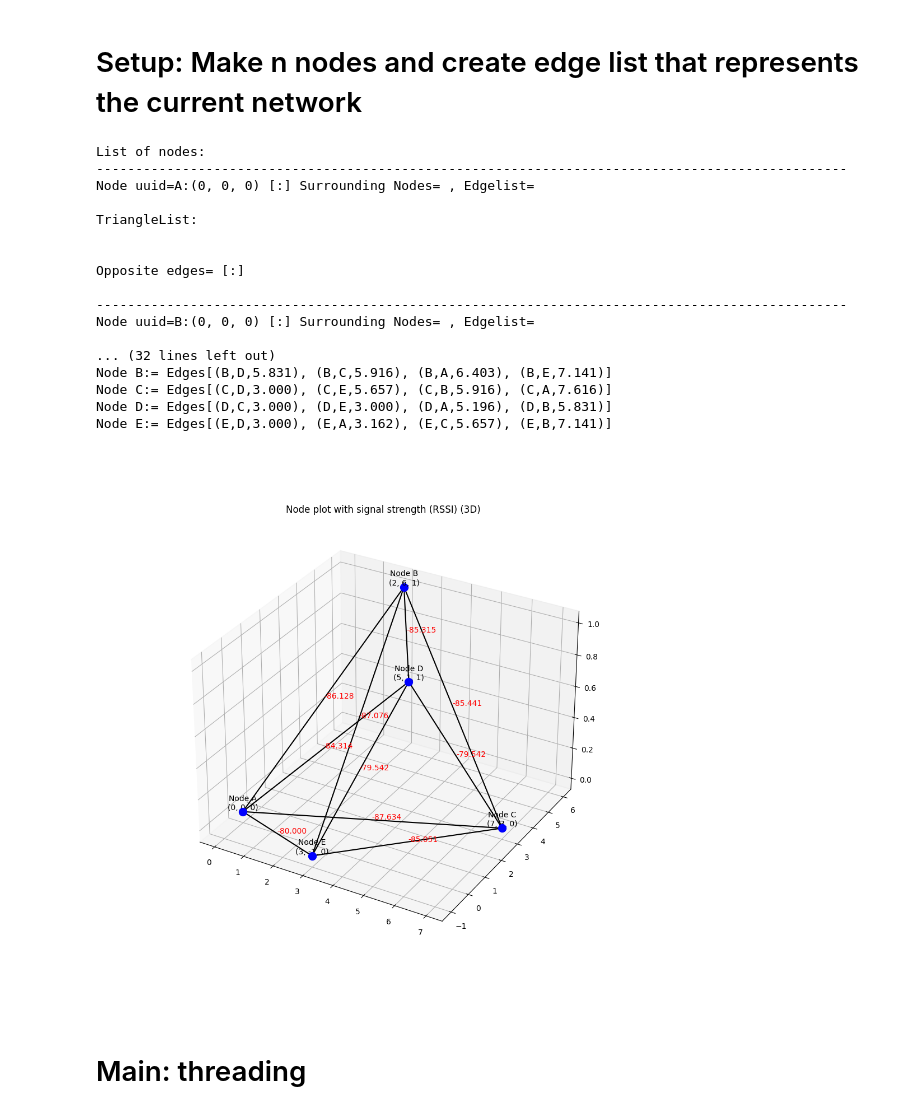
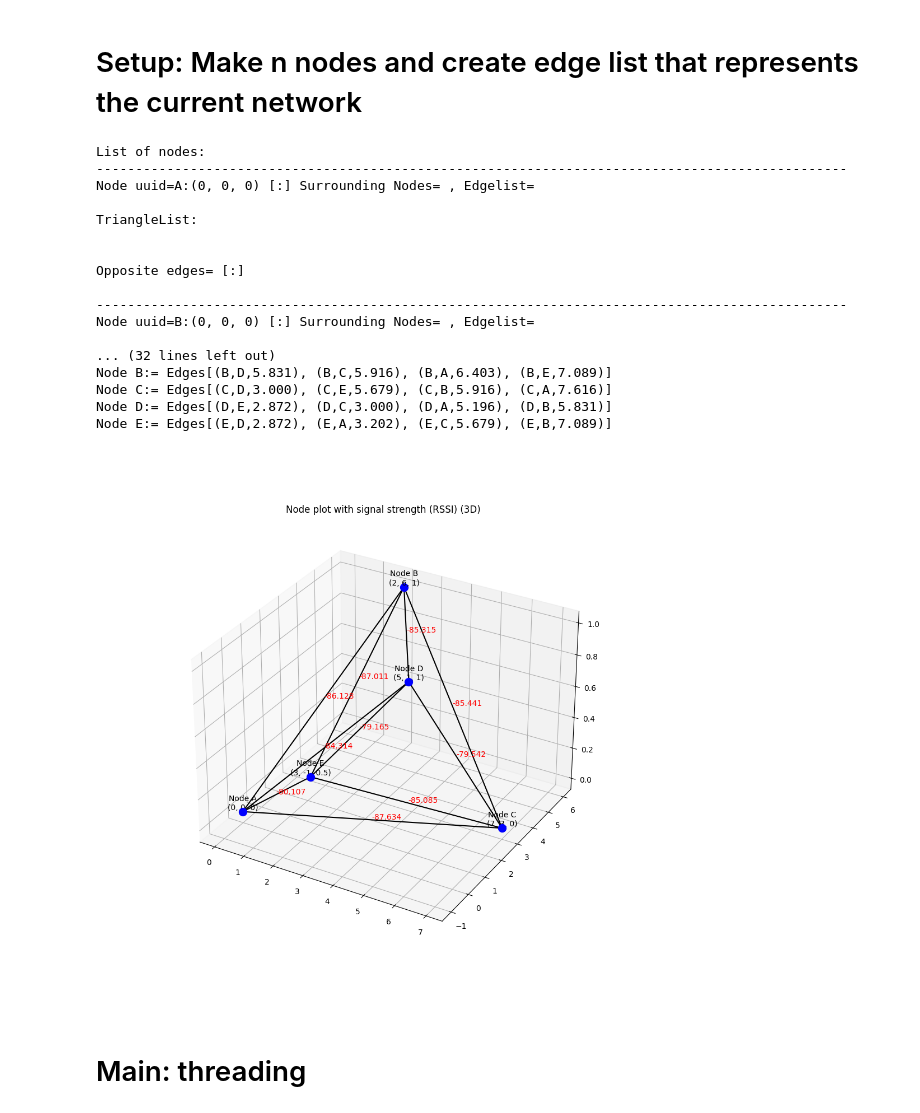
Before and after one commit to Chielvdiepen/FederatedSpatialModelling, a Jupyter notebook: TriangleAlgo-parallelism.ipynb, the cells around one changed output. Cells and saved outputs as stored; diff of their text form; code cells hidden in the pictures.

```diff
--- a/TriangleAlgo-parallelism.ipynb
+++ b/TriangleAlgo-parallelism.ipynb
@@ -215,12 +215,16 @@ class Node:
         return target_Node.triangleSearch(searched_Edge)
 
     # Make a new triangle from the supplied edges and add it to the trianglist if it does not exist already,
-    def addTriangle(self, edge1,edge2,common_edge):
+    def addTriangle(self, edge1,edge2,common_edge, max_triangles):
         temp = Triangle(edge1,edge2,common_edge)
         # check if triangle not already exist
         if self.checkTriangle(temp) == False:
+            # if self.oppEdgeList[max_triangles-1].rssi > common_edge.rssi:
             self.oppEdgeList.append(common_edge)
-            return self.triangleList.append(temp)
+            self.oppEdgeList.sort(key=lambda x: x.rssi,reverse=True) # rssi less negative better
+            self.triangleList.append(temp)
+            self.triangleList.sort(key=lambda x: x.area, reverse=False)
+            return True
         else:
             # print("Duplicate!")
             return False
@@ -246,7 +250,7 @@ class Node:
     # Creates a Triangle with self, dst1 and dst2, by making a requestNodeSearch() at dst1 for dst2, and at dst2 for dst1.
     # If there is mutual agreement, an edge between dst1 and dst2 will be made and stored in opposite edge list.
     # The three edges will be added togheter to form a new triangle
-    def createTriangleWith(self, edge1, edge2):
+    def createTriangleWith(self, edge1, edge2, max_triangles):
         dst1 = edge1.dst
         dst2 = edge2.dst
         if self.compare(dst1) or self.compare(dst2):
@@ -260,7 +264,7 @@ class Node:
                 return False
             if checkForDst2[0].compare(dst2) and checkForDst1[0].compare(dst1):
                 common_edge = Edge(dst1,dst2,checkForDst1[1])
-                return self.addTriangle(edge1,edge2,common_edge)
+                return self.addTriangle(edge1,edge2,common_edge, max_triangles)
 
     # This procedure will walk all the nodes and will make N triangles. routine: iterate surnodes, make edge from first, add them to edgelist,
     # check if edge sees other edge, if True, form edges and make triangle, add triangle to trianglelist
@@ -273,9 +277,9 @@ class Node:
                 self.createEdgeWith(self.SurNodes[j])
                 edgeP1 = self.checkEdge(self.SurNodes[i][0]) # search on dst node
                 edgeP2 = self.checkEdge(self.SurNodes[j][0])
-                self.createTriangleWith(edgeP1,edgeP2)
+                self.createTriangleWith(edgeP1,edgeP2, max_triangles)
                 if len(self.triangleList) == max_triangles:
-                    # TODO: sort triangles, replace when lower weight, max_triangles
+                    # TODO: replace when lower weight, max_triangles
                     return
 
     # Links all triangles from trianglelist to individual edges from the edgelist, so edge(AB) has adj
@@ -402,7 +406,7 @@ class Triangle:
 
     def __init__(self, edge1: Edge, edge2: Edge, edge3: Edge):
         self.edges = [edge1,edge2,edge3]
-        self.weight = sum(edge.rssi for edge in self.edges)
+        self.area = self.getArea()
         self.nodes = [edge1.src, edge3.src, edge3.dst] # startnode|opposite edge src node|opposite edge dst node
         self.unique = sorted(set(node.uuid for node in self.nodes))
         self.ID = "|".join(map(str, self.unique))
@@ -413,7 +417,7 @@ class Triangle:
 
     def __str__(self) -> str:
         edges_str = ', '.join(map(str, self.edges))
-        return f"Triangle {self.ID}: Weight= {self.weight:.3f}, Edges= {edges_str}, Angles=({self.angle[0]},{self.angle[1]:.3f}), Altitude=(x=({self.altiX[0]},{self.altiX[1]:.3f}), H=({self.altiH[0]},{self.altiH[1]:.3f}))"
+        return f"Triangle {self.ID}: Area= {self.area:.3f}, Edges= {edges_str}, Angles=({self.angle[0]},{self.angle[1]:.3f}), Altitude=(x=({self.altiX[0]},{self.altiX[1]:.3f}), H=({self.altiH[0]},{self.altiH[1]:.3f}))"
 
     def __repr__(self):
         return str(self)
@@ -447,9 +451,8 @@ class Triangle:
         angle = np.rad2deg(np.arccos(q))
         return (self.edges[0].src.uuid, angle)
 
-    # Calculates the altitude height of the triangle from node perspective with Heron's formula
-    # for example: self = A, ABC got edge ab,ac,bc -> altitude height is from corner A to side bc
-    def getAltitudeH(self):
+    # calculate the area of the triangle with Heron's formula
+    def getArea(self):
         a = self.edges[0].dist # adjacent edge ab
         b = self.edges[2].dist # opposite edge bc
         c = self.edges[1].dist # adjacent edge ac
@@ -459,8 +462,14 @@ class Triangle:
         # check if nodes are inline -> angle 0 or 180
         if div < 0:
             div = 0
-        area = math.sqrt(div)
-        height = (2 * area) / b
+        return math.sqrt(div)
+
+
+    # Calculates the altitude height of the triangle from node perspective with Heron's formula, see getArea()
+    # for example: self = A, ABC got edge ab,ac,bc -> altitude height is from corner A to side bc
+    def getAltitudeH(self):
+        b = self.edges[2].dist # opposite edge bc
+        height = (2 * self.area) / b
         return (self.edges[0].src.uuid, height)
 
     # Calculates the altitude X position with pythogoras from the node perspective corner onto the opposite edge.
@@ -512,7 +521,7 @@ def printNodes(node_List):
     print()
 # %%
 nodeList = []
-RefNodeCoords = [(0,0,0),(2,6,1),(7,3,0),(5,1,1),(3,-1,0)]
+RefNodeCoords = [(0,0,0),(2,6,1),(7,3,0),(5,1,1),(3,-1,0.5)]
 
 names = list(map(chr,range(ord('A'),ord('Z')+1)))
 
@@ -522,38 +531,38 @@ for i in range(num_nodes):
 printNodes(nodeList)
 
 NetworkEdges = {}
 for i in range(len(nodeList)):
     table = []
     for j in range(len(nodeList)):
         if nodeList[i] != nodeList[j]:
             table.append(Edge(nodeList[i], nodeList[j], distance_to_rssi(RefNodeCoords[i],RefNodeCoords[j])))
     table = sorted(table, key=lambda x: x.rssi, reverse=True)
     NetworkEdges[nodeList[i].uuid] = table
 
 print('Reference Network Edges:')
 for key, edges in NetworkEdges.items():
     print(f'Node {key}:= Edges{edges}')
 
 compareGraph3D(NetworkEdges,RefNodeCoords)
 # %% [output]
 List of nodes:
 ------------------------------------------------------------------------------------------------
 Node uuid=A:(0, 0, 0) [:] Surrounding Nodes= , Edgelist=
 
 TriangleList:
 
 
 Opposite edges= [:]
 
 ------------------------------------------------------------------------------------------------
 Node uuid=B:(0, 0, 0) [:] Surrounding Nodes= , Edgelist=
 
 ... (32 lines left out)
-Node B:= Edges[(B,D,5.831), (B,C,5.916), (B,A,6.403), (B,E,7.141)]
-Node C:= Edges[(C,D,3.000), (C,E,5.657), (C,B,5.916), (C,A,7.616)]
-Node D:= Edges[(D,C,3.000), (D,E,3.000), (D,A,5.196), (D,B,5.831)]
-Node E:= Edges[(E,D,3.000), (E,A,3.162), (E,C,5.657), (E,B,7.141)]
+Node B:= Edges[(B,D,5.831), (B,C,5.916), (B,A,6.403), (B,E,7.089)]
+Node C:= Edges[(C,D,3.000), (C,E,5.679), (C,B,5.916), (C,A,7.616)]
+Node D:= Edges[(D,E,2.872), (D,C,3.000), (D,A,5.196), (D,B,5.831)]
+Node E:= Edges[(E,D,2.872), (E,A,3.202), (E,C,5.679), (E,B,7.089)]
-[figure, old version]
+[figure, new version]
 # %% [markdown]
 <h1> Main: threading </h1>
 # %%
```
Also changed, not shown: parts of 1 cell of this notebook.
